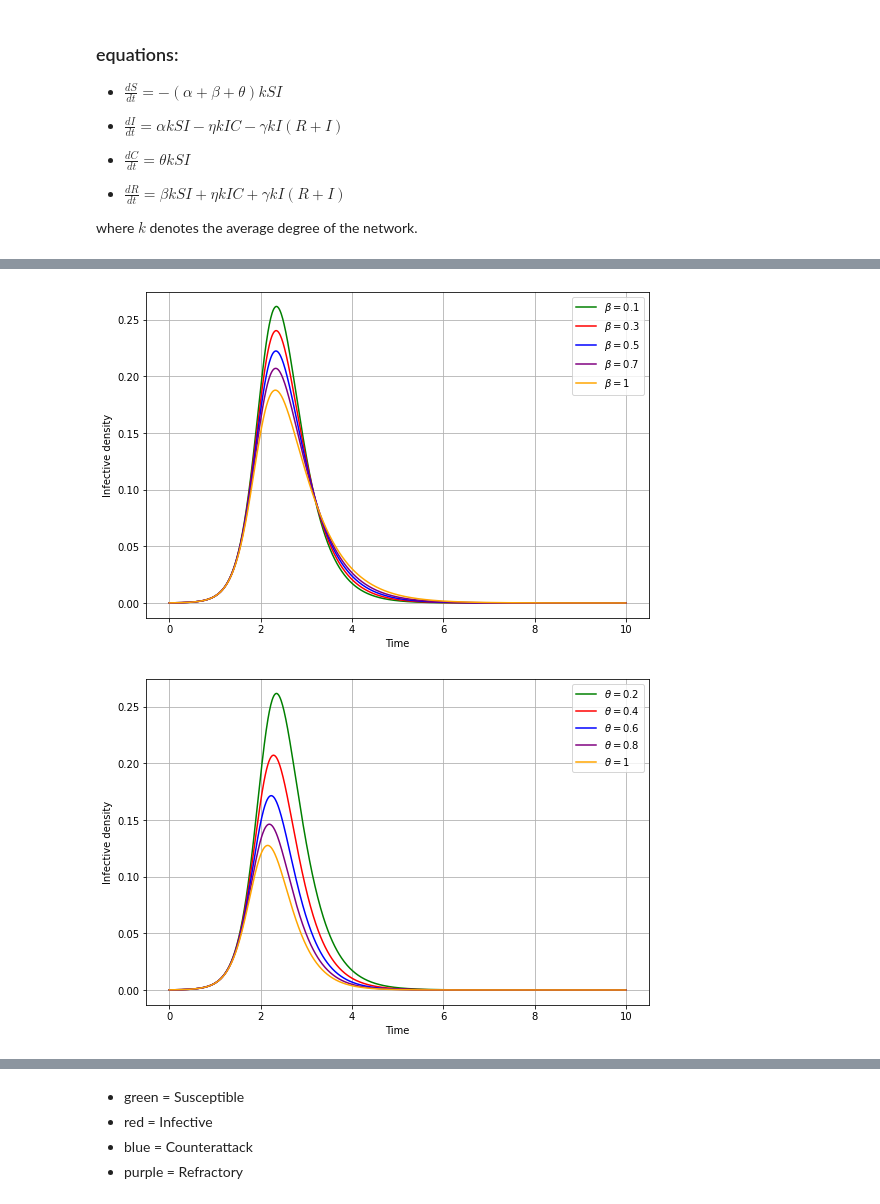
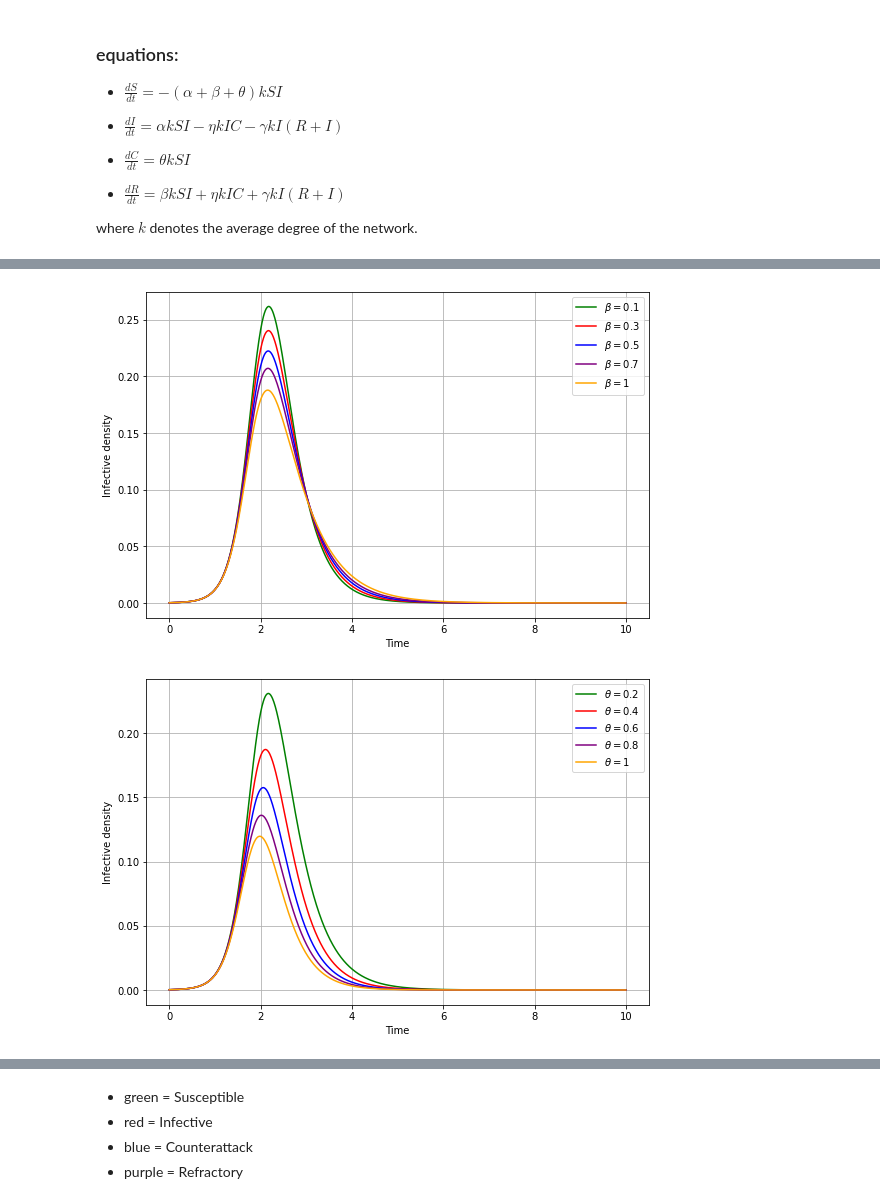
Before and after one commit to shivani-nandani/rumour-spread, a Jupyter notebook: SICR.ipynb, the cells around one changed output, grey strips where cells are left out. Cells and saved outputs as stored; diff of their text form; code cells hidden in the pictures.

```diff
--- a/SICR.ipynb
+++ b/SICR.ipynb
@@ -40,7 +40,7 @@ import networkx as nx
 import random as rd
 %matplotlib inline
 # %%
-N = 10000   # population
+N = 5000   # population
 
 S0 = (N-1)/N
 I0 = 1/N
@@ -105,5 +105,5 @@ Fraction Refractory =  0.5006676755144326
 # %%
-N = 10000   # population
+N = 5000   # population
 
 S0 = (N-1)/N
 I0 = 1/N
@@ -112,7 +112,7 @@ R0 = 0/N
 
 # rates
 alpha_set = [0.1, 0.5, 0.7, 1]
-beta = 0.1
+beta = 0.4
 theta = 0.2
 gamma = 0.5
 eta = 0.8
@@ -158,5 +158,5 @@ plt.show()
 # %%
-N = 10000   # population
+N = 5000   # population
 
 S0 = (N-1)/N
 I0 = 1/N
@@ -206,9 +206,9 @@ plt.legend(loc='upper right')
 plt.grid()
 plt.show()
 # %% [output]
-[figure, old version]
+[figure, new version]
 # %%
-N = 10000   # population
+N = 5000   # population
 
 S0 = (N-1)/N
 I0 = 1/N
@@ -217,7 +217,7 @@ R0 = 0/N
 
 # rates
 alpha = 0.7
-beta = 0.1
+beta = 0.4
 theta_set = [0.2, 0.4, 0.6, 0.8, 1]
 gamma = 0.5
 eta = 0.8
@@ -231,32 +231,32 @@ dt = 0.01
 t = np.arange(start, end, dt)
 n = int((end-start)/dt)
 
 S = np.zeros(n)
 I = np.zeros(n)
 C = np.zeros(n)
 R = np.zeros(n)
 
 S[0] = S0
 I[0] = I0
 C[0] = C0
 R[0] = R0
 
 plt.figure(figsize=[9, 6])
 color = iter(['green', 'red', 'blue', 'purple', 'orange'])
 
 for theta in theta_set:
     for i in range(1, n):
         S[i] = S[i-1] - (alpha + beta + theta)*k*S[i-1]*I[i-1]*dt
         I[i] = I[i-1] + (alpha*k*S[i-1]*I[i-1] - eta*k*I[i-1]*C[i-1] - gamma*k*I[i-1]*(R[i-1]+I[i-1]))*dt
         C[i] = C[i-1] + theta*k*S[i-1]*I[i-1]*dt
         R[i] = R[i-1] + (beta*k*S[i-1]*I[i-1]*dt + eta*k*I[i-1]*C[i-1] + gamma*k*I[i-1]*(R[i-1]+I[i-1]))*dt
     plt.plot(t, I, c=next(color), linestyle='-', label=r'$\theta=$'+str(theta))
 
 plt.ylabel('Infective density')
 plt.xlabel('Time')
 plt.legend(loc='upper right')
 plt.grid()
 plt.show()
 # %% [output]
-[figure, old version]
+[figure, new version]
 # %%
```
Also changed, not shown: parts of 10 cells of this notebook.
